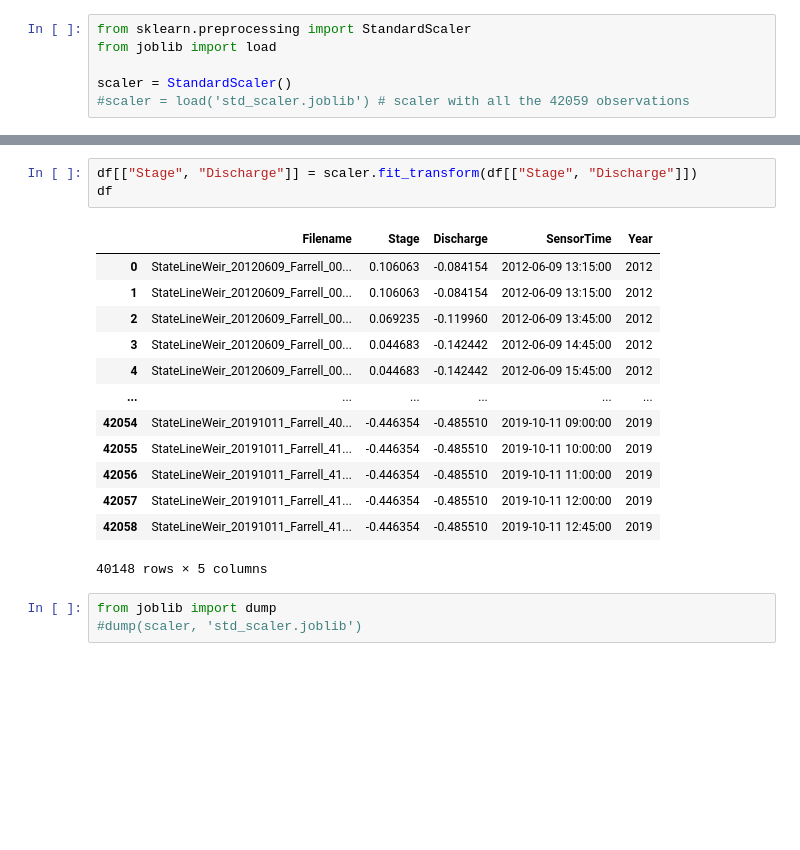
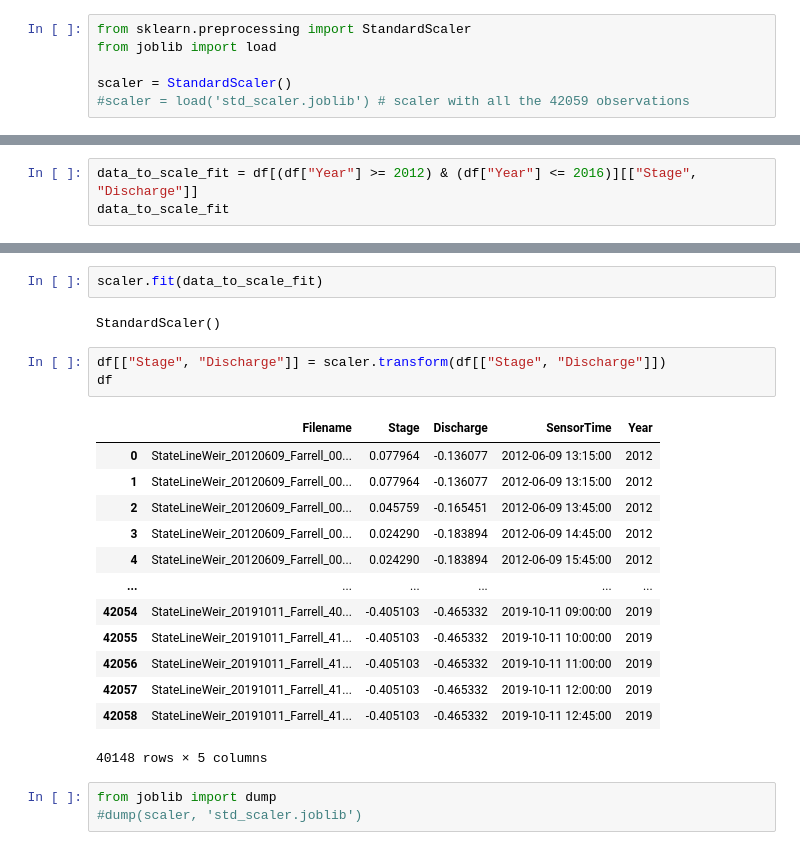
Before and after one commit to andresnowak/Hydrology_AI_project, a Jupyter notebook: models/cnn_model/cnn_v1.ipynb, the cells around one changed output, grey strips where cells are left out. Cells and saved outputs as stored; diff of their text form; blank space fills up the shorter version.

```diff
--- a/models/cnn_model/cnn_v1.ipynb
+++ b/models/cnn_model/cnn_v1.ipynb
@@ -95,0 +83,3 @@ scaler = StandardScaler()
+# %%
+data_to_scale_fit = df[(df["Year"] >= 2012) & (df["Year"] <= 2016)][["Stage", "Discharge"]]
+data_to_scale_fit
@@ -96,19 +100,23 @@ scaler = StandardScaler()
+# %%
+scaler.fit(data_to_scale_fit)
+# %% [output]
+StandardScaler()
 # %%
-df[["Stage", "Discharge"]] = scaler.fit_transform(df[["Stage", "Discharge"]])
+df[["Stage", "Discharge"]] = scaler.transform(df[["Stage", "Discharge"]])
 df
 # %% [output]
 |  | Filename | Stage | Discharge | SensorTime | Year |
-| 0 | StateLineWeir_20120609_Farrell_00... | 0.106063 | -0.084154 | 2012-06-09 13:15:00 | 2012 |
-| 1 | StateLineWeir_20120609_Farrell_00... | 0.106063 | -0.084154 | 2012-06-09 13:15:00 | 2012 |
-| 2 | StateLineWeir_20120609_Farrell_00... | 0.069235 | -0.119960 | 2012-06-09 13:45:00 | 2012 |
-| 3 | StateLineWeir_20120609_Farrell_00... | 0.044683 | -0.142442 | 2012-06-09 14:45:00 | 2012 |
-| 4 | StateLineWeir_20120609_Farrell_00... | 0.044683 | -0.142442 | 2012-06-09 15:45:00 | 2012 |
+| 0 | StateLineWeir_20120609_Farrell_00... | 0.077964 | -0.136077 | 2012-06-09 13:15:00 | 2012 |
+| 1 | StateLineWeir_20120609_Farrell_00... | 0.077964 | -0.136077 | 2012-06-09 13:15:00 | 2012 |
+| 2 | StateLineWeir_20120609_Farrell_00... | 0.045759 | -0.165451 | 2012-06-09 13:45:00 | 2012 |
+| 3 | StateLineWeir_20120609_Farrell_00... | 0.024290 | -0.183894 | 2012-06-09 14:45:00 | 2012 |
+| 4 | StateLineWeir_20120609_Farrell_00... | 0.024290 | -0.183894 | 2012-06-09 15:45:00 | 2012 |
 | ... | ... | ... | ... | ... | ... |
-| 42054 | StateLineWeir_20191011_Farrell_40... | -0.446354 | -0.485510 | 2019-10-11 09:00:00 | 2019 |
-| 42055 | StateLineWeir_20191011_Farrell_41... | -0.446354 | -0.485510 | 2019-10-11 10:00:00 | 2019 |
-| 42056 | StateLineWeir_20191011_Farrell_41... | -0.446354 | -0.485510 | 2019-10-11 11:00:00 | 2019 |
-| 42057 | StateLineWeir_20191011_Farrell_41... | -0.446354 | -0.485510 | 2019-10-11 12:00:00 | 2019 |
-| 42058 | StateLineWeir_20191011_Farrell_41... | -0.446354 | -0.485510 | 2019-10-11 12:45:00 | 2019 |
+| 42054 | StateLineWeir_20191011_Farrell_40... | -0.405103 | -0.465332 | 2019-10-11 09:00:00 | 2019 |
+| 42055 | StateLineWeir_20191011_Farrell_41... | -0.405103 | -0.465332 | 2019-10-11 10:00:00 | 2019 |
+| 42056 | StateLineWeir_20191011_Farrell_41... | -0.405103 | -0.465332 | 2019-10-11 11:00:00 | 2019 |
+| 42057 | StateLineWeir_20191011_Farrell_41... | -0.405103 | -0.465332 | 2019-10-11 12:00:00 | 2019 |
+| 42058 | StateLineWeir_20191011_Farrell_41... | -0.405103 | -0.465332 | 2019-10-11 12:45:00 | 2019 |
 40148 rows × 5 columns
 # %%
 from joblib import dump
```
Also changed, not shown: parts of 30 cells of this notebook, 1 other file.
